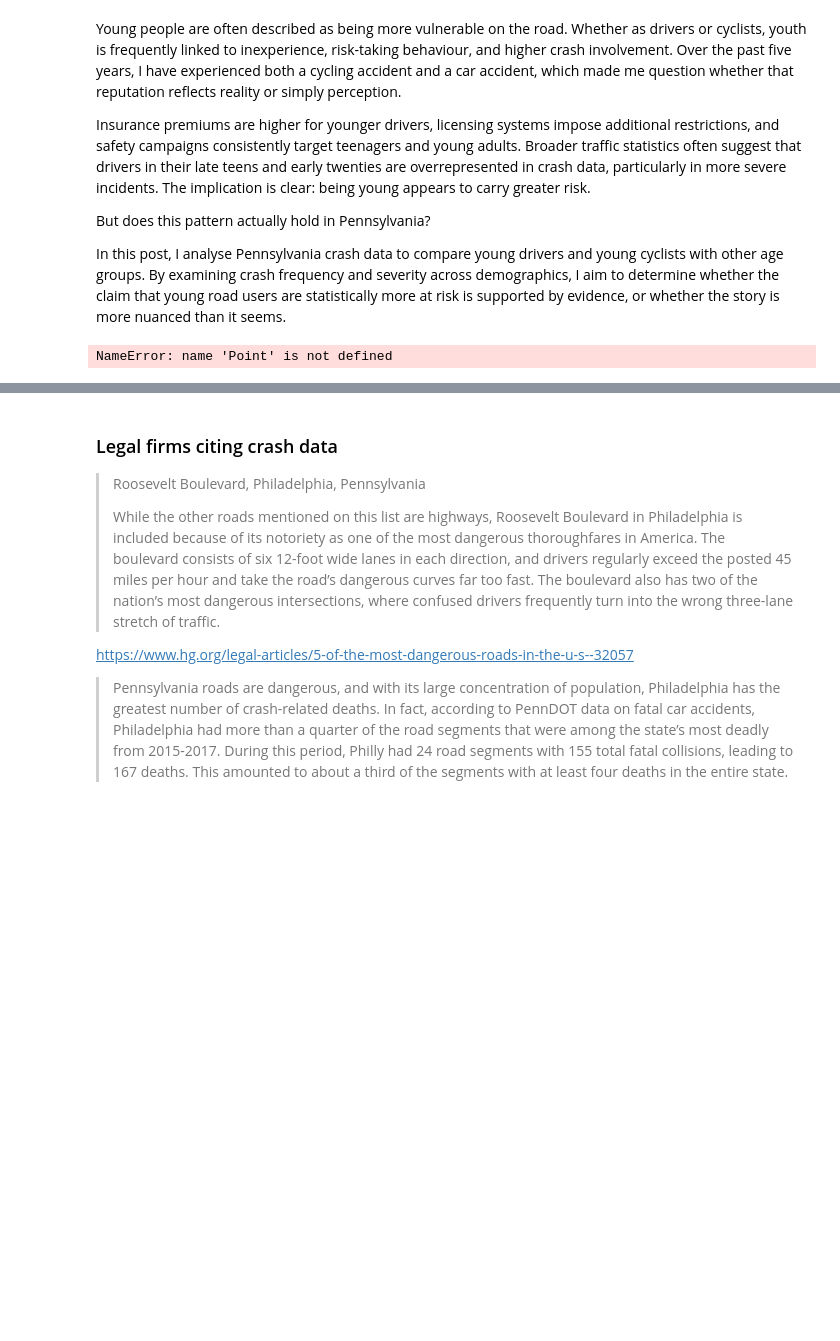
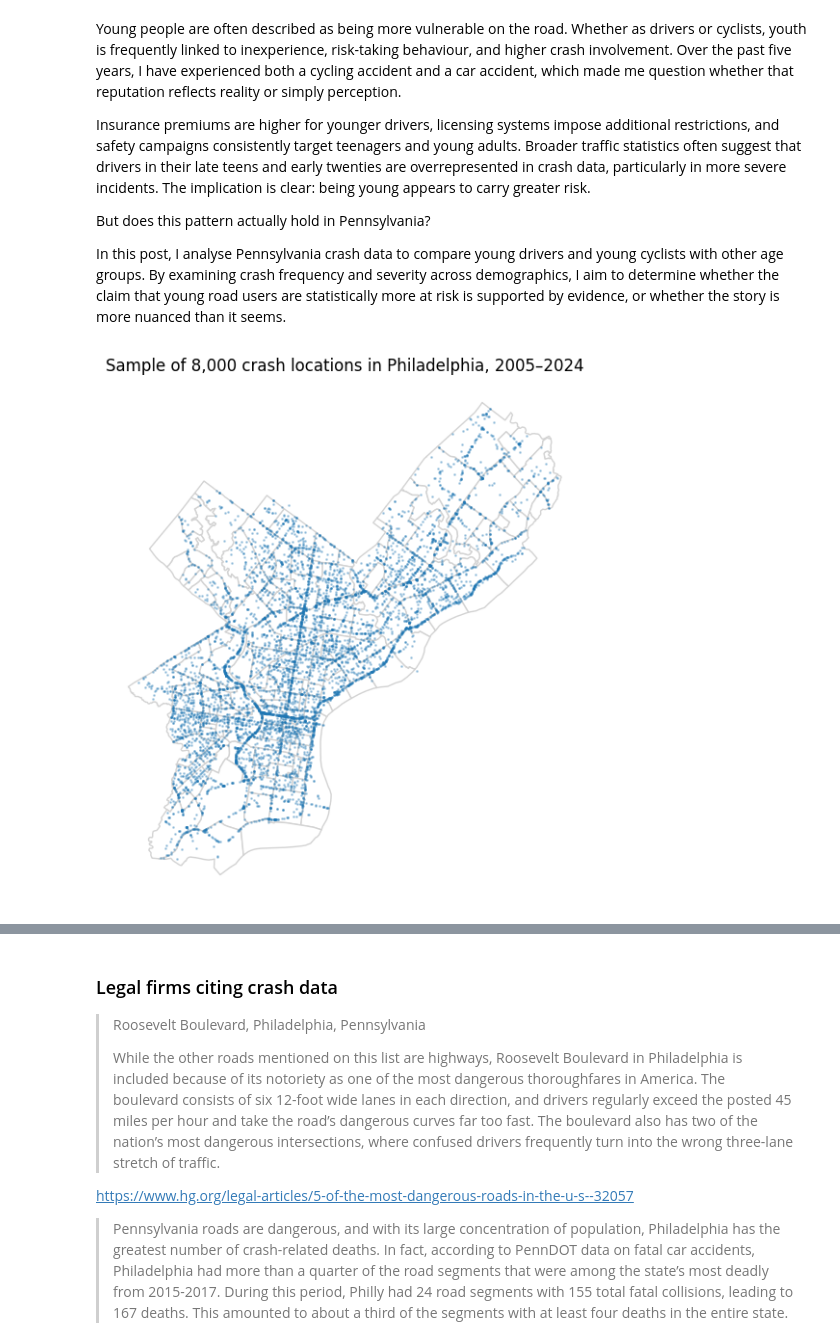
Before and after one commit to dpark2380/comm3180_S26_Blog, a Jupyter notebook: posts/blog_04_crash/DOW4_crash.ipynb, the cells around one changed output, grey strips where cells are left out. Drawn from its saved outputs; the diff is of its cells as text; code cells hidden in the pictures; blank space fills up the shorter version.

Commit message:
added street geojson file, added preliminary data naa analysis

```diff
--- a/posts/blog_04_crash/DOW4_crash.ipynb
+++ b/posts/blog_04_crash/DOW4_crash.ipynb
@@ -35,6 +36,23 @@ div_gdf = gpd.read_file("data/Political_Divisions.geojson")
-# %%
-geometry = [Point(xy) for xy in zip(crash_data['LONGITUDE'], crash_data['LATITUDE'])]
-
-crash_gdf = gpd.GeoDataFrame(crash_data, geometry=geometry, crs="EPSG:4326")
-# %% [output]
-NameError: name 'Point' is not defined
+# %%
+phil_filter = crash_data['COUNTY'] == 67
+
+phil_crashes = crash_data[phil_filter].copy()
+
+# remove rows without decimal coordinates
+phil_crashes = phil_crashes.dropna(subset=['DEC_LATITUDE','DEC_LONGITUDE'])
+
+phil_crashes.shape
+
+geom = gpd.points_from_xy(phil_crashes['DEC_LONGITUDE'], phil_crashes['DEC_LATITUDE'])
+phil_crashes_gdf = gpd.GeoDataFrame(phil_crashes, geometry=geom).set_crs('EPSG:4326')
+
+
+philly_zip = gpd.read_file("data/philadelphia_zip_boundaries.geojson")
+
+base = philly_zip.plot(color='white', edgecolor='lightgray', figsize=(7,7))
+phil_crashes_gdf.sample(8000).plot(ax=base, markersize=1, alpha=0.3)
+base.axis('off')
+plt.title("Sample of 8,000 crash locations in Philadelphia, 2005–2024")
+plt.show()
+# %% [output]
+[figure, added]
```
Also changed, not shown: parts of 26 cells of this notebook, 6 other files.
